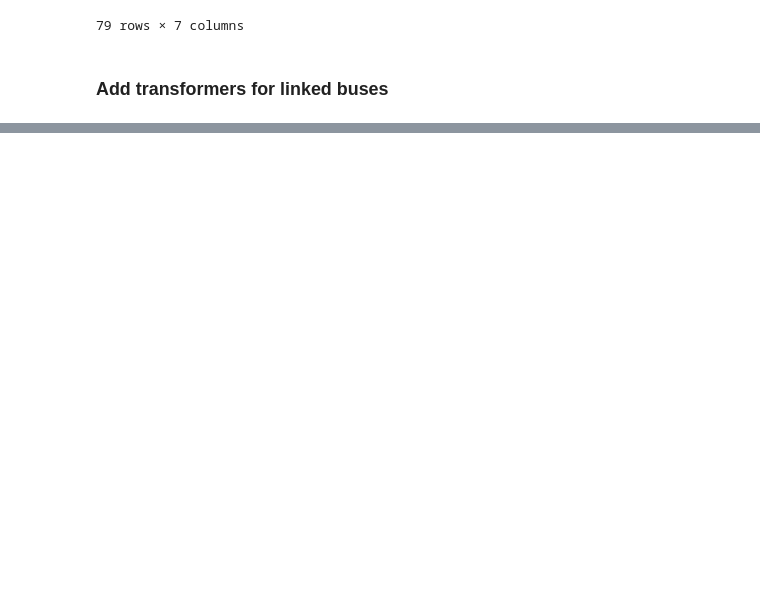
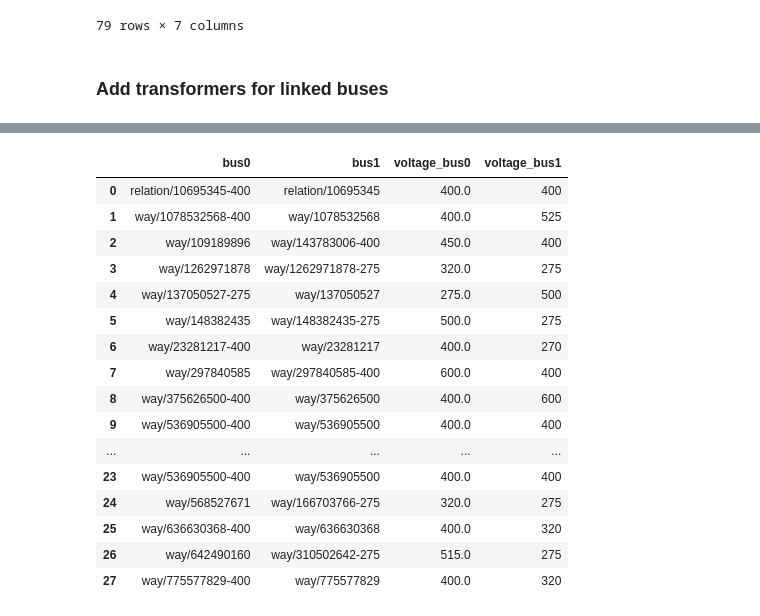
Before and after one commit to zhichuanma/Nature-EV, a Jupyter notebook: data/prerun/GB_Network_Visualization.ipynb, the cells around one changed output, grey strips where cells are left out. Cells and saved outputs as stored; diff of their text form; code cells hidden in the pictures; blank space fills up the shorter version.

Commit message:
Added transformers, network fully connected

```diff
--- a/data/prerun/GB_Network_Visualization.ipynb
+++ b/data/prerun/GB_Network_Visualization.ipynb
@@ -310,6 +310,8 @@ Buses_gb_linked
 ### Added buses connected to the link
 # %%
 nearest_501_map = dict(zip(Buses_gb_linked['bus_id'], Buses_gb_linked['nearest_501_id']))
+
+linked_transformers = []
 
 for _, row in Buses_linked.iterrows():
     bus_id = row.get("bus_id")
@@ -422,6 +424,7 @@ for _, row in Buses_gb_linked.iterrows():
     try:
         coord0 = (y_501[bus0], x_501[bus0])
         coord1 = (y_501[bus1], x_501[bus1])
+        linked_transformers.append({'bus0': bus0, 'bus1': bus1})
 
         folium.PolyLine(
             locations=[coord0, coord1],
@@ -434,3 +437,5 @@ for _, row in Buses_gb_linked.iterrows():
     except KeyError as e:
         print(f"missing: {e}")
         continue
+
+linked_transformers
@@ -436,0 +460,3 @@ for _, row in Buses_gb_linked.iterrows():
+# %%
+df_linked_transformers = pd.DataFrame(linked_transformers)
+df_linked_transformers
@@ -436,0 +481,31 @@ for _, row in Buses_gb_linked.iterrows():
+# %%
+Bus_voltage_mapping = dict(zip(Buses_EU['bus_id'], Buses_EU['voltage']))
+Bus_x_mapping = dict(zip(Buses_gb_linked['bus_id'], Buses_gb_linked['x']))
+Bus_y_mapping = dict(zip(Buses_gb_linked['bus_id'], Buses_gb_linked['y']))
+
+for _,row in df_linked_transformers.iterrows():
+    bus0 = row['bus0']
+    bus1 = row['bus1']
+
+    df_linked_transformers.at[_, 'voltage_bus0'] = Bus_voltage_mapping.get(bus0, None)
+    df_linked_transformers.at[_, 'voltage_bus1'] = Bus_voltage_mapping.get(bus1, None)
+
+df_linked_transformers
+# %% [output]
+|  | bus0 | bus1 | voltage_bus0 | voltage_bus1 |
+| 0 | relation/10695345-400 | relation/10695345 | 400.0 | 400 |
+| 1 | way/1078532568-400 | way/1078532568 | 400.0 | 525 |
+| 2 | way/109189896 | way/143783006-400 | 450.0 | 400 |
+| 3 | way/1262971878 | way/1262971878-275 | 320.0 | 275 |
+| 4 | way/137050527-275 | way/137050527 | 275.0 | 500 |
+| 5 | way/148382435 | way/148382435-275 | 500.0 | 275 |
+| 6 | way/23281217-400 | way/23281217 | 400.0 | 270 |
+| 7 | way/297840585 | way/297840585-400 | 600.0 | 400 |
+| 8 | way/375626500-400 | way/375626500 | 400.0 | 600 |
+| 9 | way/536905500-400 | way/536905500 | 400.0 | 400 |
+| ... | ... | ... | ... | ... |
+| 23 | way/536905500-400 | way/536905500 | 400.0 | 400 |
+| 24 | way/568527671 | way/166703766-275 | 320.0 | 275 |
+| 25 | way/636630368-400 | way/636630368 | 400.0 | 320 |
+| 26 | way/642490160 | way/310502642-275 | 515.0 | 275 |
+| 27 | way/775577829-400 | way/775577829 | 400.0 | 320 |
```
Also changed, not shown: parts of 3 cells of this notebook, 6 other files.
